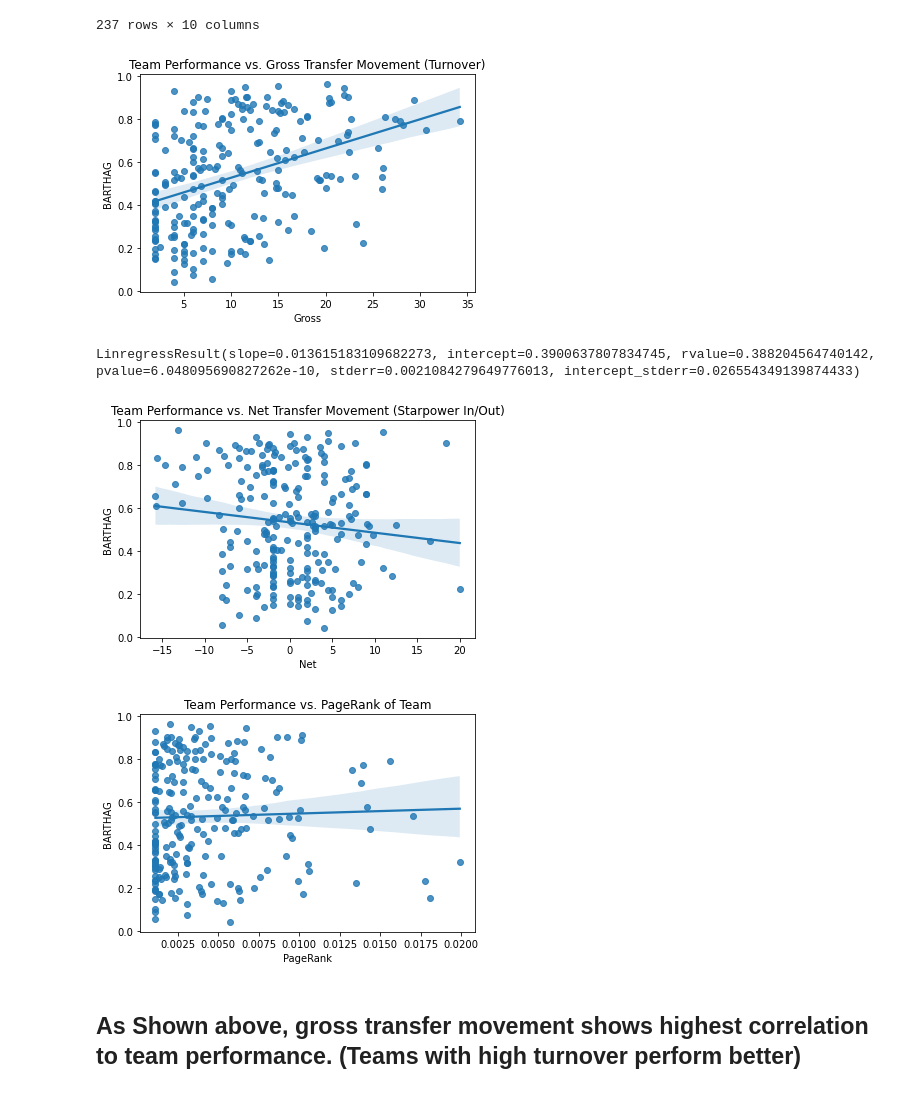
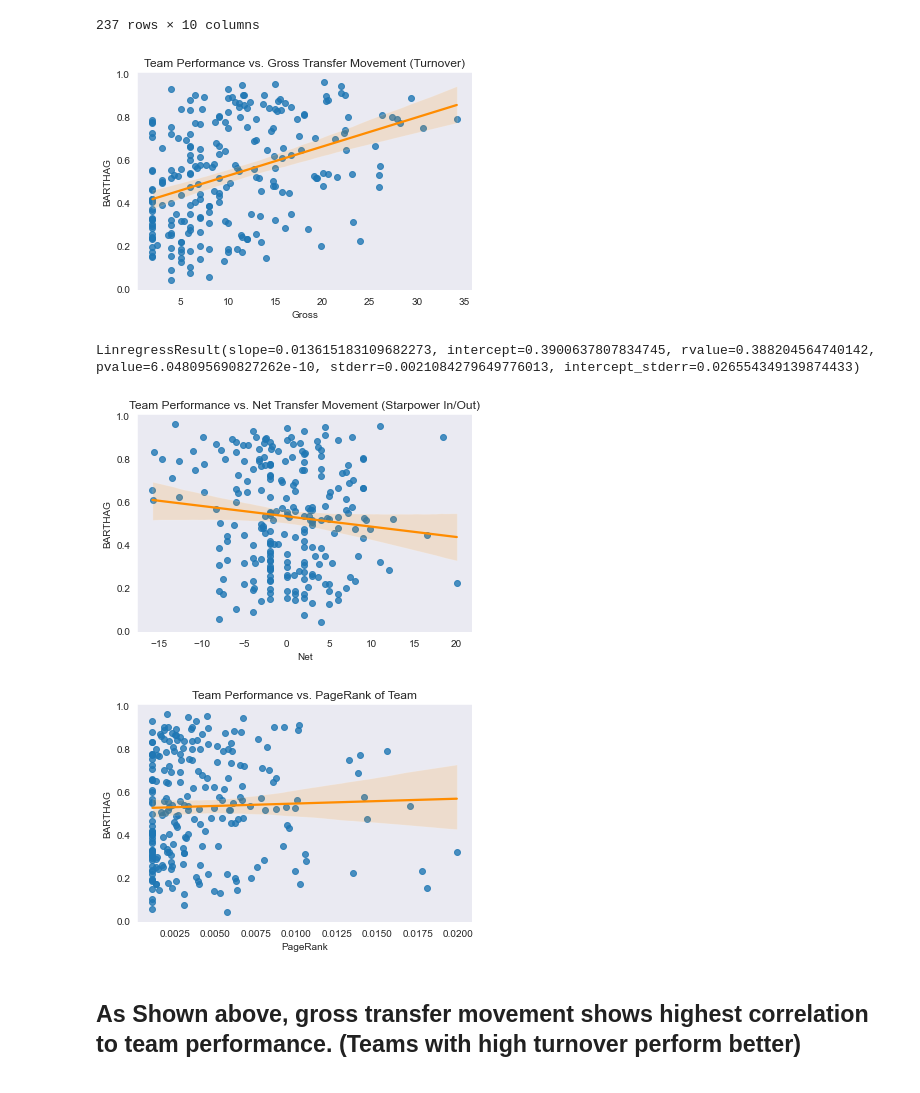
Before and after one commit to DannyMathieson/TwitterDataMining, a Jupyter notebook: Mathieson_5664_FinalProject.ipynb, the cells around one changed output. Cells and saved outputs as stored; diff of their text form; code cells hidden in the pictures.

```diff
--- a/Mathieson_5664_FinalProject.ipynb
+++ b/Mathieson_5664_FinalProject.ipynb
@@ -175,6 +179,7 @@ This graph has 1585 edges
 # %% [markdown]
 ## All transfers gives us a larger graph, so let's explore this network further
 # %%
+sns.set_style("white")
 fig = sns.histplot(nx.degree_histogram(mdg_all));
 fig.set_title("Degree Distribution")
 fig.set_xlabel("Degree");
@@ -377,25 +382,28 @@ trend_df
 | 236 | Utah | -15.8 | P12 | 31 | 16 | 106.1 | 100.2 | 0.6573 | 15.8 | 0.001131 |
 237 rows × 10 columns
 # %%
-fig = sns.regplot(trend_df.Gross, trend_df.BARTHAG)
+sns.set_style("dark")
+
+fig = sns.regplot(trend_df.Gross, trend_df.BARTHAG,line_kws={"color": "darkorange"})
+
 fig.set_title("Team Performance vs. Gross Transfer Movement (Turnover)");
 # %% [output]
-[figure, old version]
+[figure, new version]
 # %%
 # Equation of regression line above
 stats.linregress(trend_df.Gross, trend_df.BARTHAG)
 # %% [output]
 LinregressResult(slope=0.013615183109682273, intercept=0.3900637807834745, rvalue=0.388204564740142, pvalue=6.048095690827262e-10, stderr=0.0021084279649776013, intercept_stderr=0.026554349139874433)
 # %%
-fig = sns.regplot(trend_df.Net, trend_df.BARTHAG)
+fig = sns.regplot(trend_df.Net, trend_df.BARTHAG,line_kws={"color": "darkorange"})
 fig.set_title("Team Performance vs. Net Transfer Movement (Starpower In/Out)");
 # %% [output]
-[figure, old version]
+[figure, new version]
 # %%
-fig = sns.regplot(trend_df.PageRank, trend_df.BARTHAG)
+fig = sns.regplot(trend_df.PageRank, trend_df.BARTHAG,line_kws={"color": "darkorange"})
 fig.set_title("Team Performance vs. PageRank of Team");
 # %% [output]
-[figure, old version]
+[figure, new version]
 # %% [markdown]
 ## As Shown above, gross transfer movement shows highest correlation to team performance. (Teams with high turnover perform better)
 # %% [markdown]
```
Also changed, not shown: parts of 19 cells of this notebook, 21 other files.
